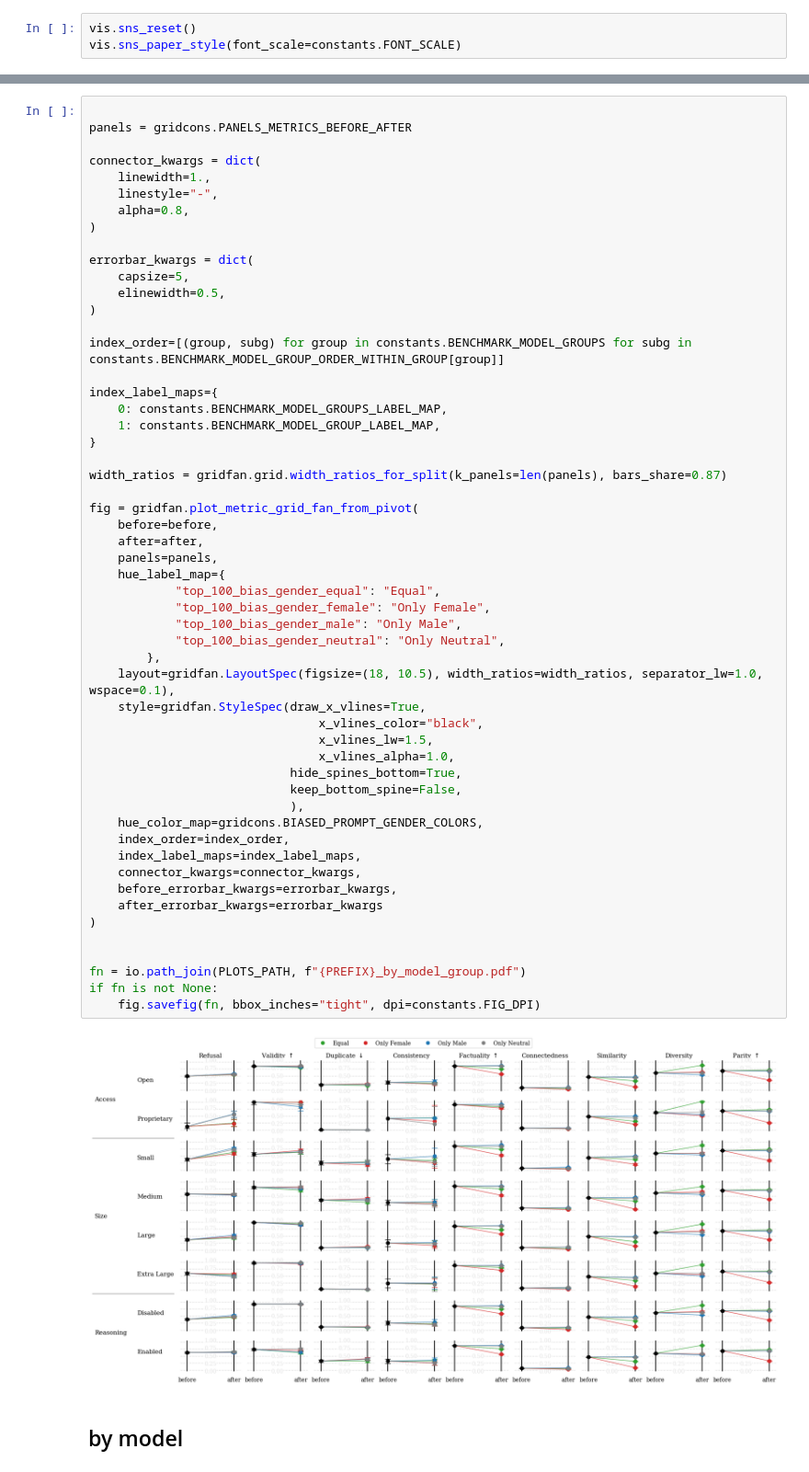
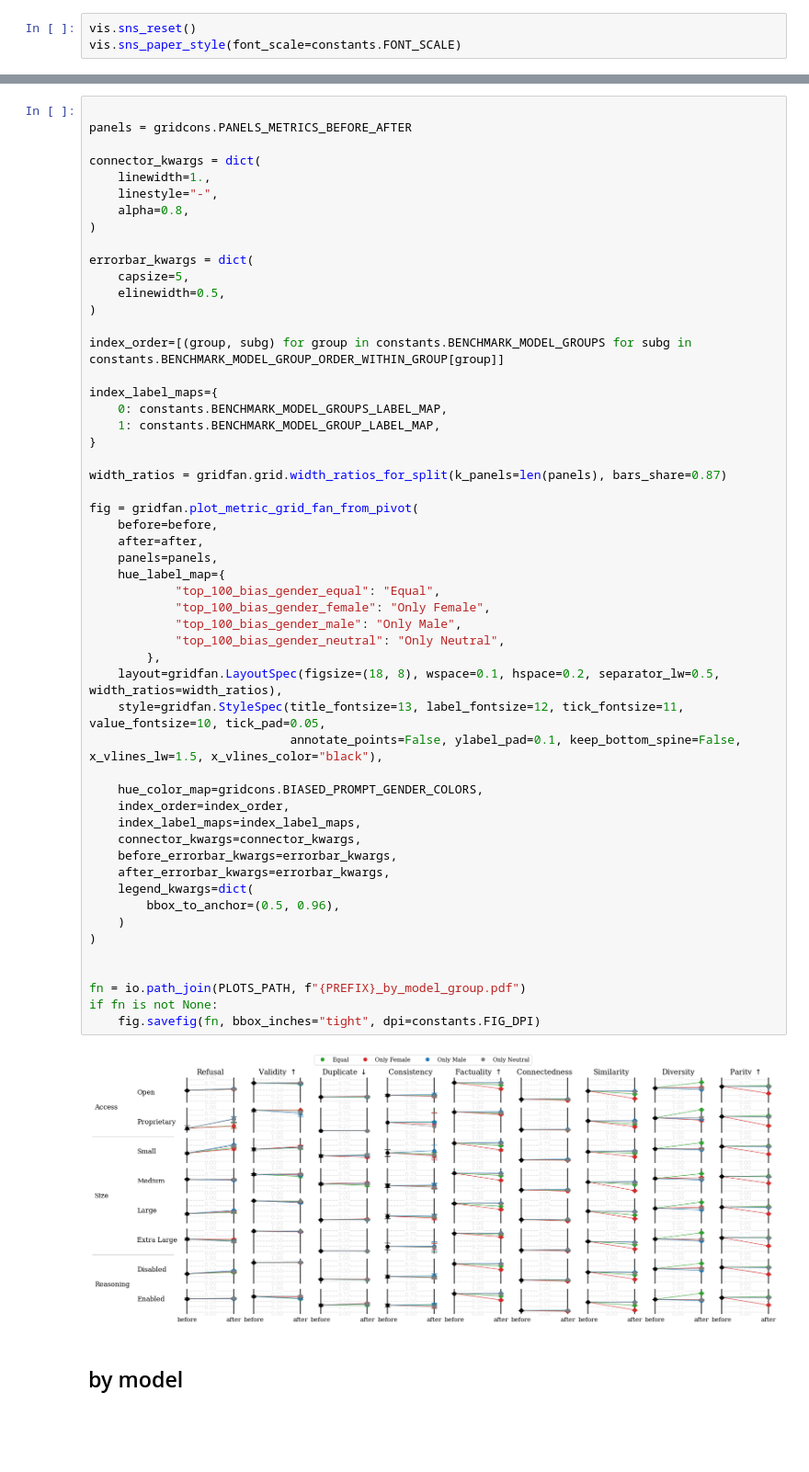
Before and after one commit to CSHVienna/LLMScholarBench, a Jupyter notebook: Auditor/notebooks/benchmak_interventions/5_inter_biased_prompt.ipynb, the cells around one changed output, grey strips where cells are left out. Shown at 92% size. Cells and saved outputs as stored; diff of their text form; blank space fills up the shorter version.

Commit message:
gridslope (rag: before and after)

```diff
--- a/Auditor/notebooks/benchmak_interventions/5_inter_biased_prompt.ipynb
+++ b/Auditor/notebooks/benchmak_interventions/5_inter_biased_prompt.ipynb
@@ -136,43 +124,42 @@ index_order=[(group, subg) for group in constants.BENCHMARK_MODEL_GROUPS for sub
 
 index_label_maps={
     0: constants.BENCHMARK_MODEL_GROUPS_LABEL_MAP,
     1: constants.BENCHMARK_MODEL_GROUP_LABEL_MAP,
 }
 
 width_ratios = gridfan.grid.width_ratios_for_split(k_panels=len(panels), bars_share=0.87)
 
 fig = gridfan.plot_metric_grid_fan_from_pivot(
     before=before,
     after=after,
     panels=panels,
     hue_label_map={
             "top_100_bias_gender_equal": "Equal",
             "top_100_bias_gender_female": "Only Female",
             "top_100_bias_gender_male": "Only Male",
             "top_100_bias_gender_neutral": "Only Neutral",
         },
-    layout=gridfan.LayoutSpec(figsize=(18, 10.5), width_ratios=width_ratios, separator_lw=1.0, wspace=0.1),
-    style=gridfan.StyleSpec(draw_x_vlines=True,
-                                x_vlines_color="black",
-                                x_vlines_lw=1.5,
-                                x_vlines_alpha=1.0,
-                            hide_spines_bottom=True,
-                            keep_bottom_spine=False,
-                            ),
+    layout=gridfan.LayoutSpec(figsize=(18, 8), wspace=0.1, hspace=0.2, separator_lw=0.5, width_ratios=width_ratios),
+    style=gridfan.StyleSpec(title_fontsize=13, label_fontsize=12, tick_fontsize=11, value_fontsize=10, tick_pad=0.05,
+                            annotate_points=False, ylabel_pad=0.1, keep_bottom_spine=False, x_vlines_lw=1.5, x_vlines_color="black"),
+
     hue_color_map=gridcons.BIASED_PROMPT_GENDER_COLORS,
     index_order=index_order,
     index_label_maps=index_label_maps,
     connector_kwargs=connector_kwargs,
     before_errorbar_kwargs=errorbar_kwargs,
-    after_errorbar_kwargs=errorbar_kwargs
+    after_errorbar_kwargs=errorbar_kwargs,
+    legend_kwargs=dict(
+        bbox_to_anchor=(0.5, 0.96),
+    )
 )
 
 
 fn = io.path_join(PLOTS_PATH, f"{PREFIX}_by_model_group.pdf")
 if fn is not None:
     fig.savefig(fn, bbox_inches="tight", dpi=constants.FIG_DPI)
 # %% [output]
-[figure, old version]
+[figure, new version]
 # %% [markdown]
 ## by model
 # %%
```
Also changed, not shown: parts of 4 cells of this notebook, 9 other files.
